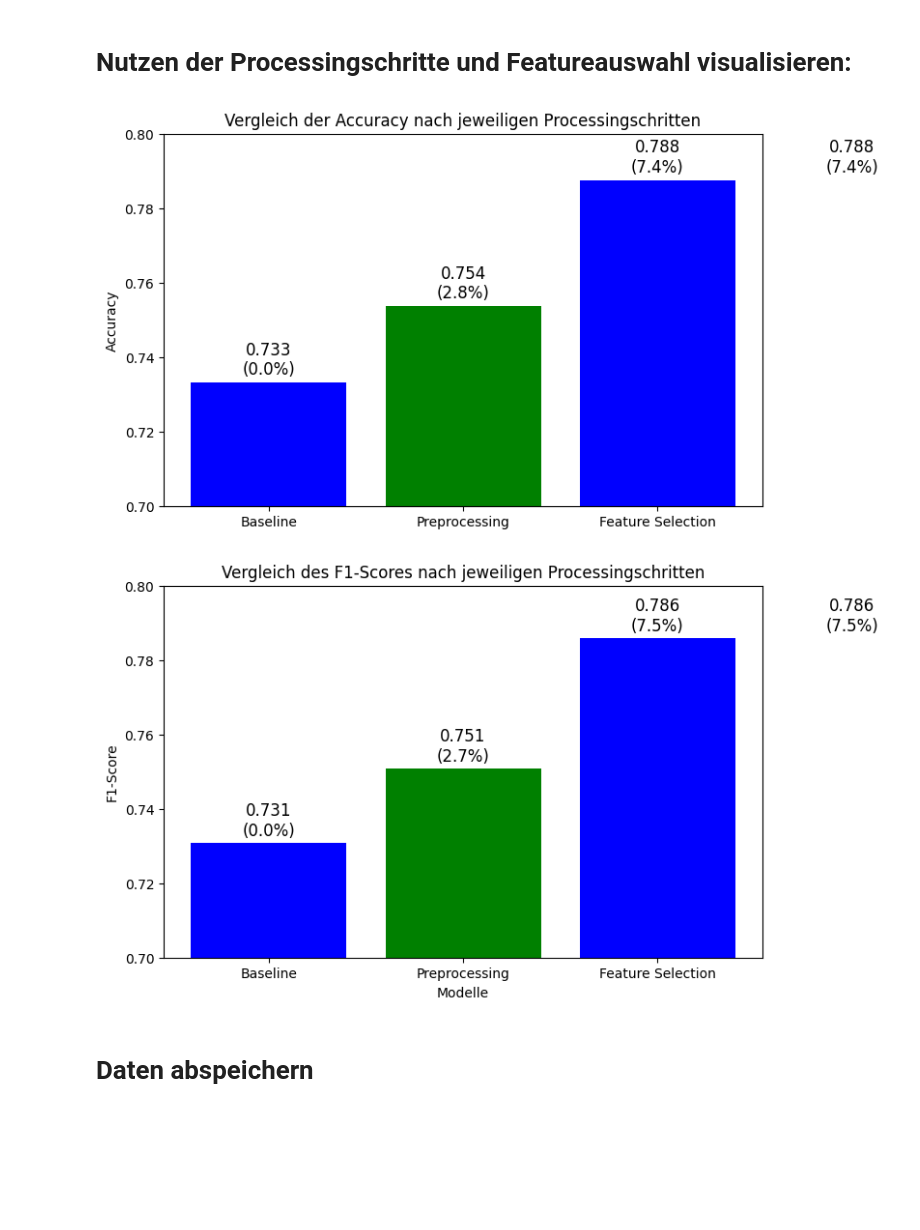
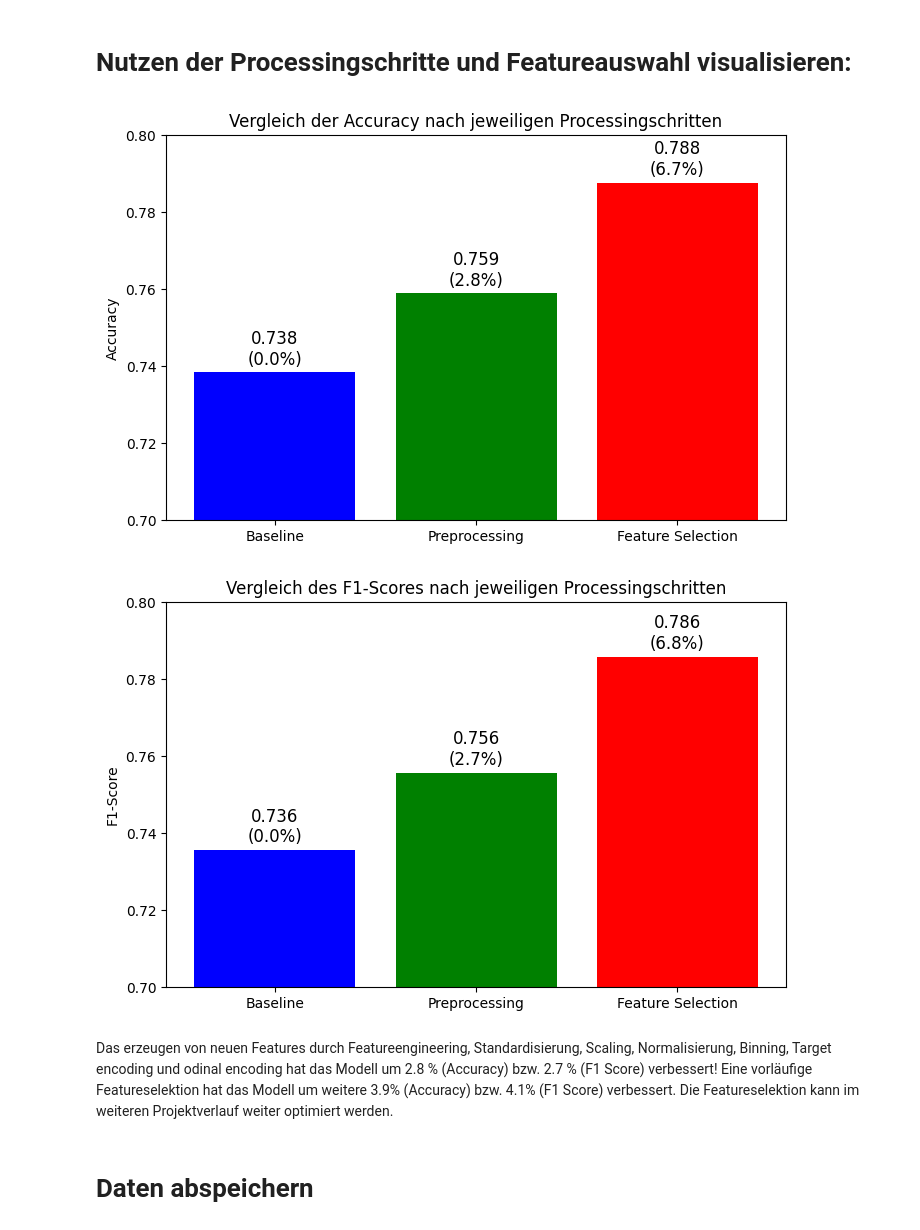
Before and after one commit to MarioKrupinski/Introduction-to-Data-Science-AI, a Jupyter notebook: notebooks/preparation.ipynb, the cells around one changed output. Cells and saved outputs as stored; diff of their text form; code cells hidden in the pictures; blank space fills up the shorter version.

```diff
--- a/notebooks/preparation.ipynb
+++ b/notebooks/preparation.ipynb
@@ -2403,17 +2444,14 @@ Please also refer to the documentation for alternative solver options:
 # %%
 run_svm_benchmark(df_training_no_missing_values,features = [
-         "Age of customer",
-        "Swimming Hours per Week Normalver. Standardisiert",
-        "Biking Hours per Week Normalver. Standardisiert",
-        "Running Hours per Week Normalver. Standardisiert",
-        "Total Training Hours per Week Normalver. Standardisiert",
-        "VO2 Max Normalver. Standardisiert",
-        "10k Running Time Prediction Normalver. Standardisiert",
-        "Calories Burned per Week Normalver. Standardisiert",
-        "Days since Update Normalver. Standardisiert",
-        "Town target encoded",
-        "Subscription Type target encoded",
-        "Goal of Training target encoded",
+        "Age of customer",
+        "Swimming Hours per Week",
+        "Biking Hours per Week",
+        "Running Hours per Week",
+        "Total Training Hours per Week",
+        "VO2 Max",
+        "10k Running Time Prediction",
+        "Calories Burned per Week",
+        "Days since Update",
         "Subscription Type Ordinal",
     ], target= 'User of latest model', run_svm = "SVM Ordinal Encoded")
 # %% [output]
@@ -2519,18 +2553,14 @@ Please also refer to the documentation for alternative solver options:
 # %%
 run_svm_benchmark(df_training_no_missing_values,features = [
          "Age of customer",
-        "Swimming Hours per Week Normalver. Standardisiert",
-        "Biking Hours per Week Normalver. Standardisiert",
-        "Running Hours per Week Normalver. Standardisiert",
-        "Total Training Hours per Week Normalver. Standardisiert",
-        "VO2 Max Normalver. Standardisiert",
-        "10k Running Time Prediction Normalver. Standardisiert",
-        "Calories Burned per Week Normalver. Standardisiert",
-        "Days since Update Normalver. Standardisiert",
-        "Town target encoded",
-        "Subscription Type target encoded",
-        "Goal of Training target encoded",
-        "Subscription Type Ordinal",
+        "Swimming Hours per Week",
+        "Biking Hours per Week",
+        "Running Hours per Week",
+        "Total Training Hours per Week",
+        "VO2 Max",
+        "10k Running Time Prediction",
+        "Calories Burned per Week",
+        "Days since Update",
         "Age of customer Bin"
     ], target= 'User of latest model', run_svm = "SVM Binning")
 # %% [output]
@@ -2760,36 +2739,39 @@ plt.bar(benchmark_df_filtered["Run"], benchmark_df_filtered["Accuracy"], color=[
 plt.xlabel("")
 plt.ylabel("Accuracy")
 plt.title("Vergleich der Accuracy nach jeweiligen Processingschritten")
 plt.ylim(0.7, 0.8)
 
 # Achsen-Beschriftungen anpassen
 plt.xticks(ticks=range(len(labels)), labels=labels)
 
 # Werte über den Balken anzeigen
 for i, (acc, perc) in enumerate(zip(benchmark_df_filtered["Accuracy"], percentage_changes_acc)):
     plt.text(i, acc + 0.002, f"{acc:.3f}\n({perc:.1f}%)", ha='center', fontsize=12)
 
 plt.show()
 
 # Balkendiagramm für F1-Score
 plt.figure(figsize=(8, 5))
 plt.bar(benchmark_df_filtered["Run"], benchmark_df_filtered["F1-Score"], color=['blue', 'green', 'red'])
-plt.xlabel("Modelle")
+plt.xlabel("")
 plt.ylabel("F1-Score")
 plt.title("Vergleich des F1-Scores nach jeweiligen Processingschritten")
 plt.ylim(0.7, 0.8)
 
 # Achsen-Beschriftungen anpassen
 plt.xticks(ticks=range(len(labels)), labels=labels)
 
 # Werte über den Balken anzeigen
 for i, (f1, perc) in enumerate(zip(benchmark_df_filtered["F1-Score"], percentage_changes_f1)):
     plt.text(i, f1 + 0.002, f"{f1:.3f}\n({perc:.1f}%)", ha='center', fontsize=12)
 
 plt.show()
 # %% [output]
-[figure, old version]
+[figure, new version]
-[figure, old version]
+[figure, new version]
+# %% [markdown]
+Das erzeugen von neuen Features durch Featureengineering, Standardisierung, Scaling, Normalisierung, Binning, Target encoding und odinal encoding hat das Modell um 2.8 % (Accuracy) bzw. 2.7 % (F1 Score) verbessert!
+Eine vorläufige Featureselektion hat das Modell um weitere 3.9% (Accuracy) bzw. 4.1% (F1 Score) verbessert. Die Featureselektion kann im weiteren Projektverlauf weiter optimiert werden.
 # %% [markdown]
 <h1> Daten abspeichern
 # %%
```
Also changed, not shown: parts of 31 cells of this notebook, 2 other files.
